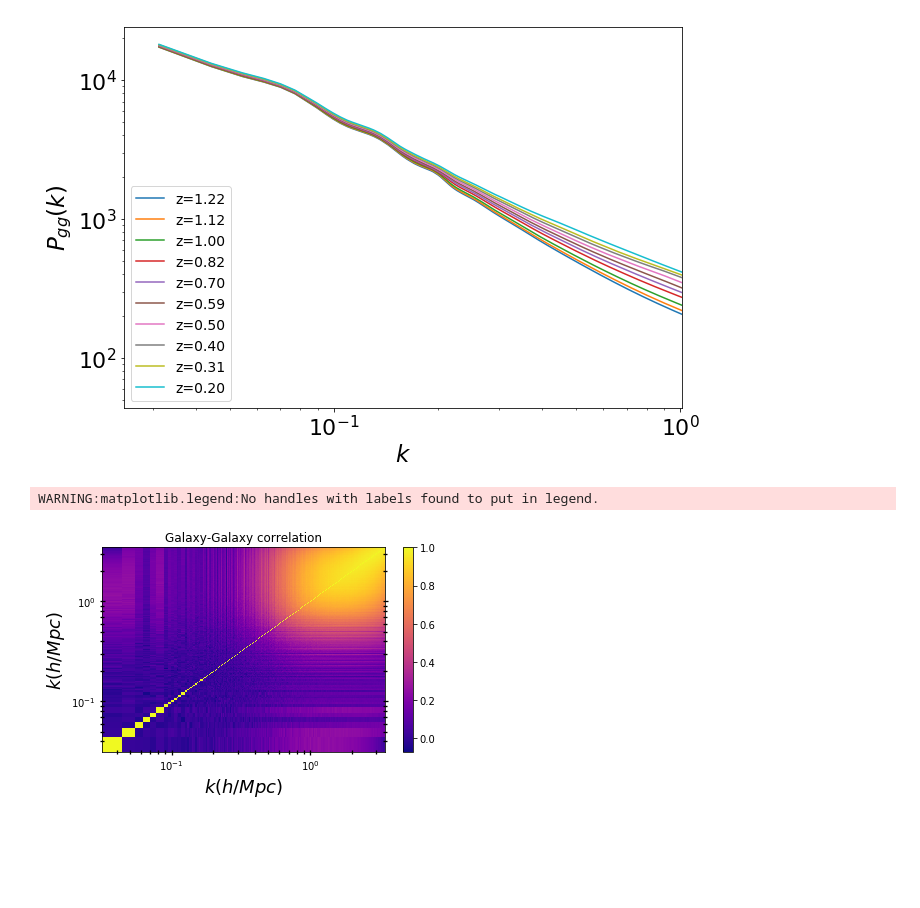
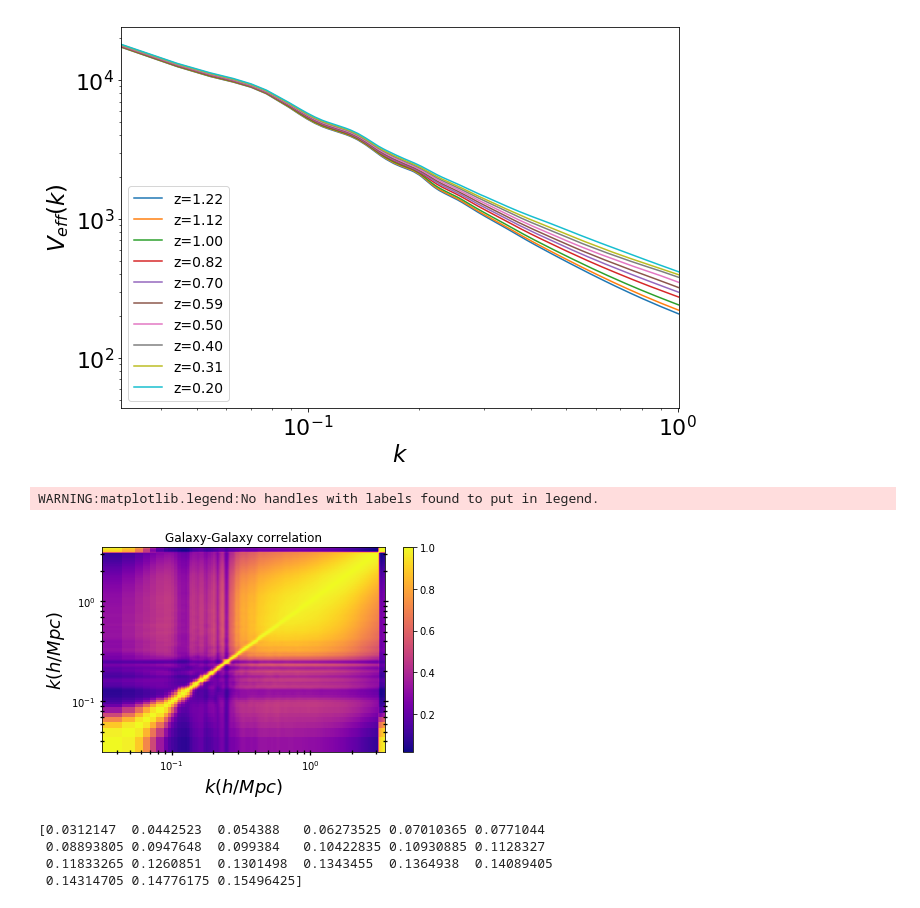
Before and after one commit to LSSTDESC/mgemu, a Jupyter notebook: notebooks/Galaxy_pmg.ipynb, the cells around one changed output. Cells and saved outputs as stored; diff of their text form; code cells hidden in the pictures; blank space fills up the shorter version.

Commit message:
Adding mean g-g P(k) data from simulations + updated Fisher evaluations

```diff
--- a/notebooks/Galaxy_pmg.ipynb
+++ b/notebooks/Galaxy_pmg.ipynb
@@ -216,7 +235,7 @@ for i in (irangey10):
     plt.plot(k, p_gg, label = "z={:.2f}".format(zstep) )
 plt.xscale('log')
 plt.yscale('log')
-plt.ylabel(r'$P_{gg}(k)$', fontsize=23)
+plt.ylabel(r'$V_{eff}(k)$', fontsize=23)
 plt.xlabel(r'$k$', fontsize=23)
 plt.legend(fontsize=14)
 plt.xlim(0, 1.01)
@@ -225,7 +244,7 @@ plt.xlim(0, 1.01)
 
 plt.show()
 # %% [output]
-[figure, old version]
+[figure, new version]
 # %%
 #print (Nseed, k.shape[0],((Nseed-k.shape[0]-2)/(Nseed-1)))
 #Import covariance matrices
@@ -252,23 +271,31 @@ def applyPlotStyle14():
  plt.legend(loc="best", frameon=False, numpoints=1, prop={'size':12})
 # %%
 #Get correlation matrix for step=43
-covxx = np.sqrt(np.diag(covPMGmat_43))*np.identity(len(kvec))
+covxx = np.sqrt(np.diag(covPMGmat_82))*np.identity(len(kvec))
 invcoxx = np.linalg.inv(covxx)
-corrPMGmat_43 = np.dot(invcoxx,np.dot(covPMGmat_43,invcoxx))
+corrPMGmat_43 = np.dot(invcoxx,np.dot(covPMGmat_82,invcoxx))
+import scipy.ndimage as scim
+sigma_x = sigma_y = 2.0
+sigma = [sigma_y, sigma_x]
+cov_mat2 = scim.filters.gaussian_filter(covPMGmat_82, sigma, mode='wrap')
+covxxsmopth = np.sqrt(np.diag(cov_mat2))*np.identity(len(kvec))
+invcov_mat2 = np.linalg.inv(covxxsmopth)
+corr_mat2 = np.dot(invcov_mat2,np.dot(cov_mat2,invcov_mat2))
 from matplotlib import gridspec
 from matplotlib import cm
 fig11=plt.figure('test')
 ax=fig11.add_subplot(111)
 applyPlotStyle14()
 ax.set_title('Galaxy-Galaxy correlation')
 #pltcov=ax.pcolormesh(kvec,kvec,covPMGmat_43, cmap='plasma')
-pltcov=ax.pcolormesh(kvec,kvec,corrPMGmat_43, cmap='plasma')
+#pltcov=ax.pcolormesh(kvec,kvec,corrPMGmat_43, cmap='plasma')
+pltcov=ax.pcolormesh(kvec,kvec,corr_mat2, cmap='plasma')
 fig11.colorbar(pltcov, ax=ax)
 plt.tight_layout()
 plt.show()
 # %% [output]
 WARNING:matplotlib.legend:No handles with labels found to put in legend.
-[figure, old version]
+[figure, new version]
 # %%
 npar = 6 #no of paramaters to constrain
 FY10tot = np.zeros([npar,npar])
@@ -276,0 +305,20 @@ imax =  135 #60 #maximum k scale array index
+# %%
+#Setup integration to get Fisher matrix using Tegmark's analytical formula
+#Integrand
+#def integrandFisher(kk, derD1, derD2, D, kvec):
+ #construct splines of vectors, to make integrator happy
+# der1int = interp1d(kvec, derD1, kind='cubic')
+# der2int = interp1d(kvec, derD2, kind='cubic')
+# Pfidint = interp1d(kvec, D, kind='cubic')
+# return kk*kk*der1int(kk)*der2int(kk)/Pfidint(kk)/Pfidint(kk)
+#integrandFisher = np.vectorize(integrandFisher)
+#Quadrature
+#def Fisher_gaussian(derD1, derD2, D, kvec, imax):
+# return quad(integrandFisher, kvec[0], kvec[imax], args=(derD1, derD2, D, kvec))[0]#*math.pow(10,-9)
+#Fisher_gaussian = np.vectorize(Fisher_gaussian)
+print (kvec[0:imax])
+# %% [output]
+[0.0312147  0.0442523  0.054388   0.06273525 0.07010365 0.0771044
+ 0.08893805 0.0947648  0.099384   0.10422835 0.10930885 0.1128327
+ 0.11833265 0.1260851  0.1301498  0.1343455  0.1364938  0.14089405
+ 0.14314705 0.14776175 0.15496425]
```
Also changed, not shown: parts of 15 cells of this notebook, 35 other files.
